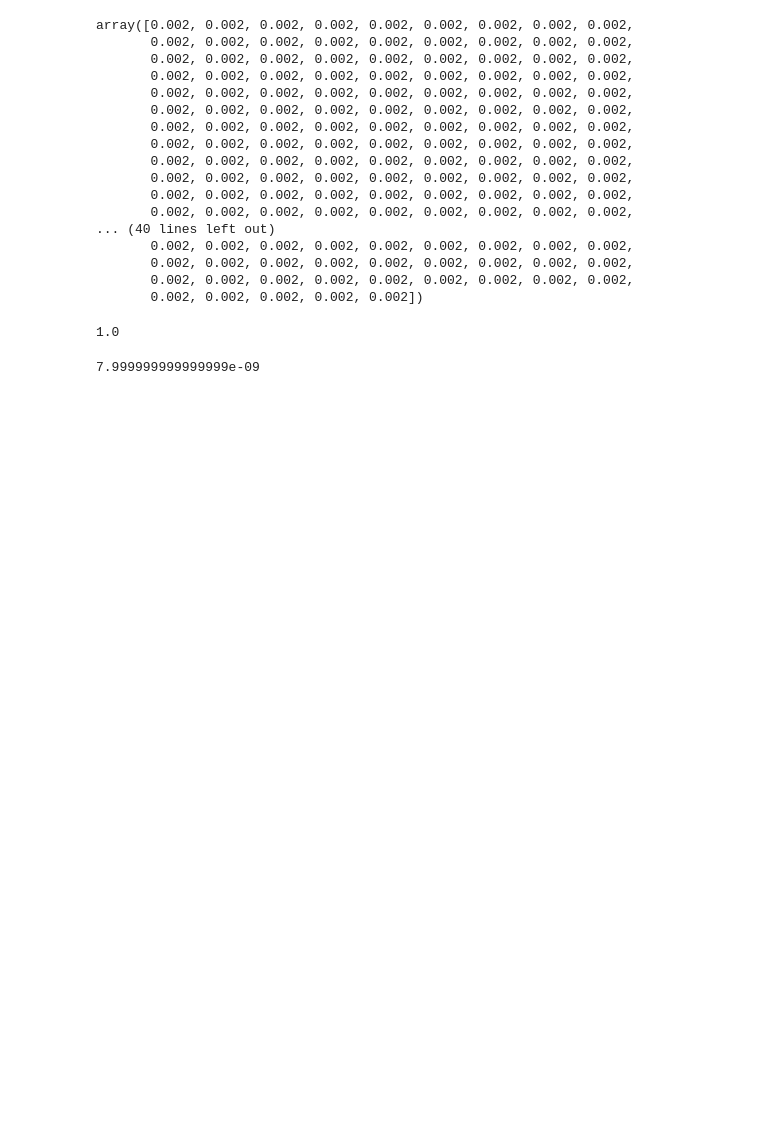
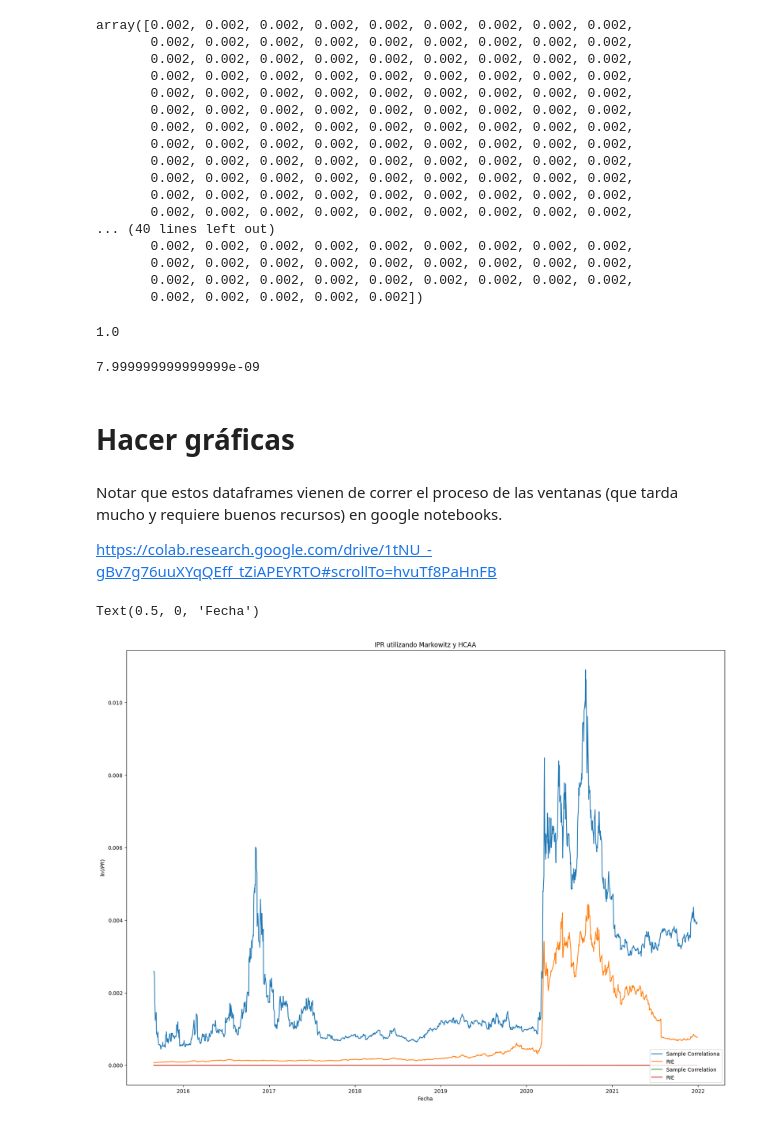
Before and after one commit to jduarte00/tesis, a Jupyter notebook: ventanas_moviles.ipynb, the cells around one changed output. Cells and saved outputs as stored; diff of their text form; code cells hidden in the pictures; blank space fills up the shorter version.

Commit message:
add files for ipr plot

```diff
--- a/ventanas_moviles.ipynb
+++ b/ventanas_moviles.ipynb
@@ -257,3 +257,43 @@ array([0.002, 0.002, 0.002, 0.002, 0.002, 0.002, 0.002, 0.002, 0.002,
 (np.abs(test_2)**4).sum()
 # %% [output]
 7.999999999999999e-09
+# %% [markdown]
+# Hacer gráficas
+# %% [markdown]
+Notar que estos dataframes vienen de correr el proceso de las ventanas (que tarda mucho y requiere buenos recursos) en google notebooks.
+
+https://colab.research.google.com/drive/1tNU_-gBv7g76uuXYqQEff_tZiAPEYRTO#scrollTo=hvuTf8PaHnFB
+# %%
+ipr_mark_sample_df = pd.read_csv('ipr_dataframes/ipr_mark_sample_df.csv', index_col=0,parse_dates=True)
+ipr_mark_rie_df = pd.read_csv('ipr_dataframes/ipr_mark_rie_df.csv', index_col=0, parse_dates=True)
+ipr_mark_eca_2_df = pd.read_csv('ipr_dataframes/ipr_mark_eca_2_df.csv', index_col=0, parse_dates=True)
+ipr_mark_eca_5_df = pd.read_csv('ipr_dataframes/ipr_mark_eca_5_df.csv', index_col=0, parse_dates=True)
+ipr_mark_eca_8_df = pd.read_csv('ipr_dataframes/ipr_mark_eca_8_df.csv', index_col=0, parse_dates=True)
+ipr_mark_sample_hcaa_df = pd.read_csv('ipr_dataframes/ipr_mark_sample_hcaa_df.csv', index_col=0, parse_dates=True)
+ipr_mark_rie_hcaa_df = pd.read_csv('ipr_dataframes/ipr_mark_rie_hcaa_df.csv', index_col=0, parse_dates=True)
+ipr_mark_eca_2_hcaa_df = pd.read_csv('ipr_dataframes/ipr_mark_eca_2_hcaa_df.csv', index_col=0, parse_dates=True)
+ipr_mark_eca_5_hcaa_df = pd.read_csv('ipr_dataframes/ipr_mark_eca_5_hcaa_df.csv', index_col=0, parse_dates=True)
+ipr_mark_eca_8_hcaa_df = pd.read_csv('ipr_dataframes/ipr_mark_eca_8_hcaa_df.csv', index_col=0, parse_dates=True)
+# %%
+fig, ax = plt.subplots(1,1)
+fig.set_size_inches(20.5, 15)
+ax.plot((ipr_mark_sample_df['values']), label = 'Sample Correlationa')
+ax.plot((ipr_mark_rie_df['values']), label = 'RIE')
+#ax.plot(np.log(ipr_mark_eca_2_df['values']), label = r'ECA $\alpha = 0.2$')
+#ax.plot(np.log(ipr_mark_eca_5_df['values']), label = r'ECA $\alpha = 0.5$')
+#ax.plot(np.log(ipr_mark_eca_8_df['values']), label = r'ECA $\alpha = 0.8$')
+
+
+ax.plot((ipr_mark_sample_hcaa_df['values']), label = 'Sample Correlation')
+ax.plot((ipr_mark_rie_hcaa_df['values']), label = 'RIE')
+#ax.plot(np.log(ipr_mark_eca_2_hcaa_df['values']), label = r'ECA $\alpha = 0.2$')
+#ax.plot(np.log(ipr_mark_eca_5_hcaa_df['values']), label = r'ECA $\alpha = 0.5$')
+#ax.plot(np.log(ipr_mark_eca_8_hcaa_df['values']), label = r'ECA $\alpha = 0.8$')
+
+ax.legend(loc = 'lower right')
+ax.set_title('IPR utilizando Markowitz y HCAA')
+ax.set_ylabel(r"$\ln(IPR)$")
+ax.set_xlabel(r"Fecha")
+# %% [output]
+Text(0.5, 0, 'Fecha')
+[figure, added]
```
Also changed, not shown: 10 other files.
